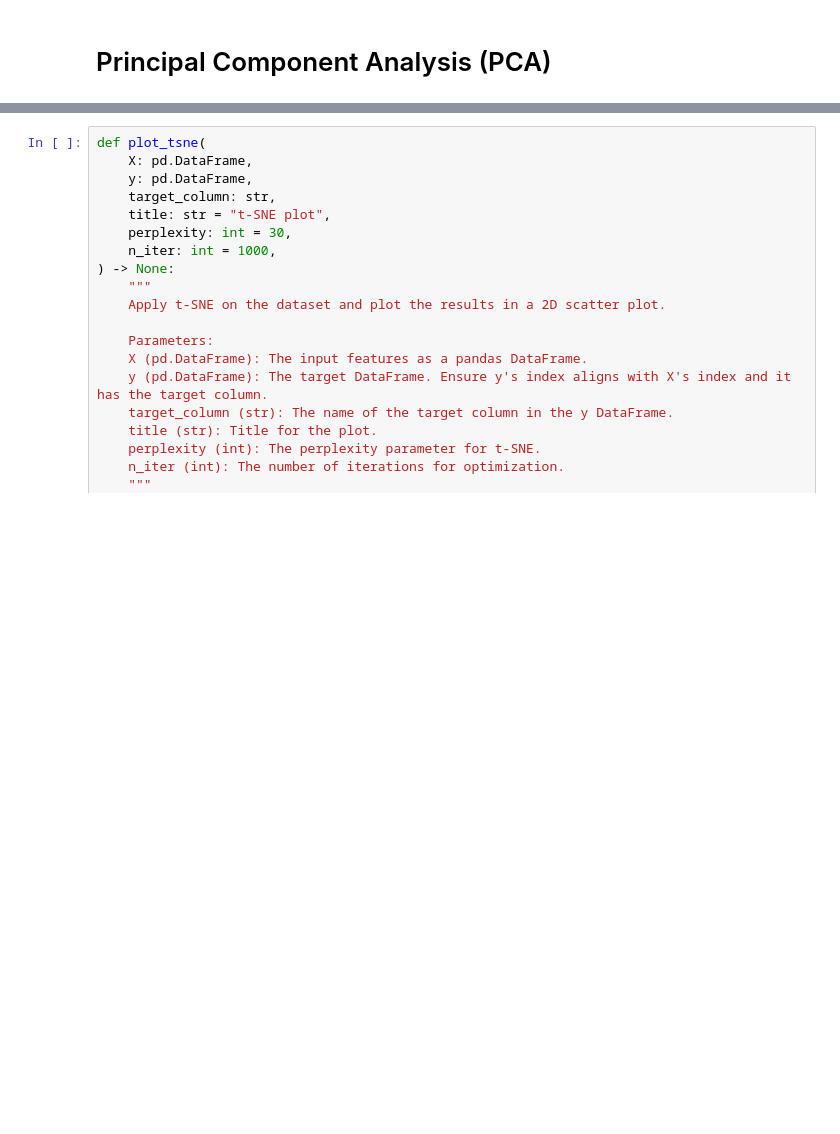
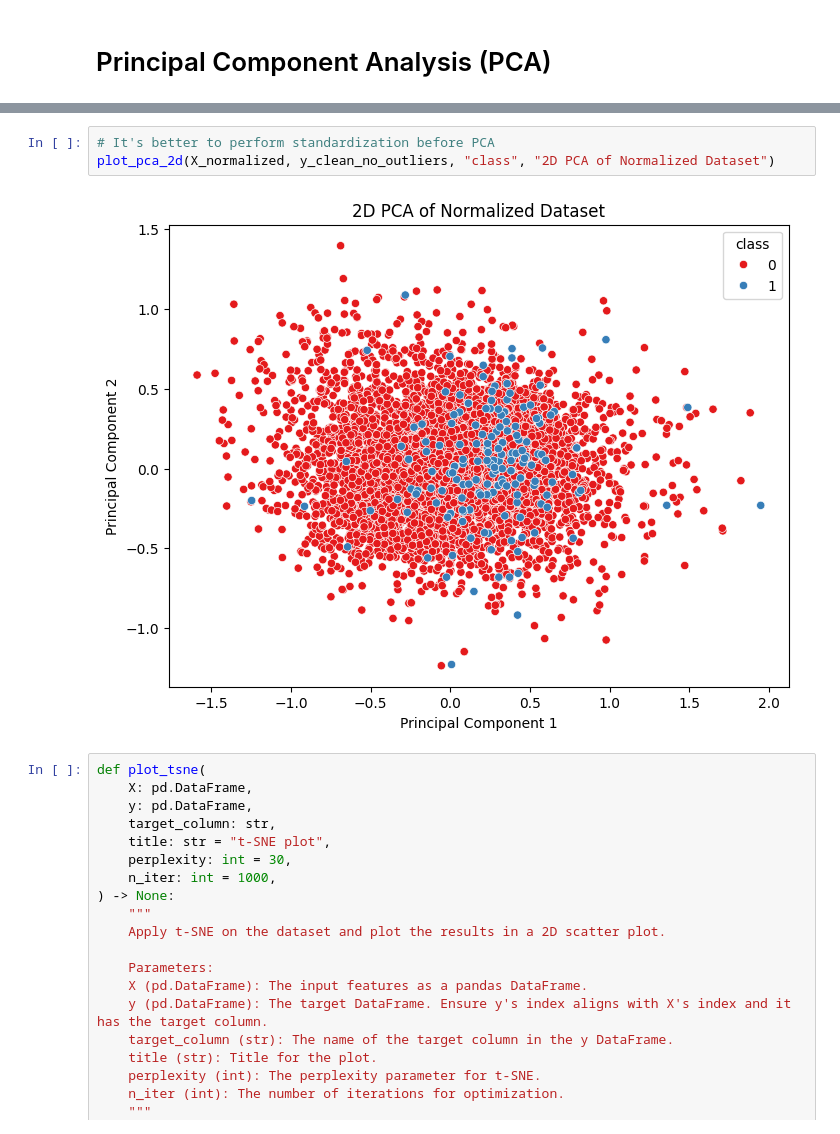
Before and after one commit to piotrdurniat/ml-l1-pcb, a Jupyter notebook: uczenie-maszynowe-lab-1.ipynb, the cells around one changed output, grey strips where cells are left out. Saved outputs shown, nothing was run; the diff lists cells and outputs as text; blank space fills up the shorter version.

```diff
--- a/uczenie-maszynowe-lab-1.ipynb
+++ b/uczenie-maszynowe-lab-1.ipynb
@@ -560,3 +573,8 @@ plot_pca_2d(
+# %%
+# It's better to perform standardization before PCA
+plot_pca_2d(X_normalized, y_clean_no_outliers, "class", "2D PCA of Normalized Dataset")
+# %% [output]
+[figure, added]
 # %%
 def plot_tsne(
     X: pd.DataFrame,
```
Also changed, not shown: parts of 8 cells of this notebook.
